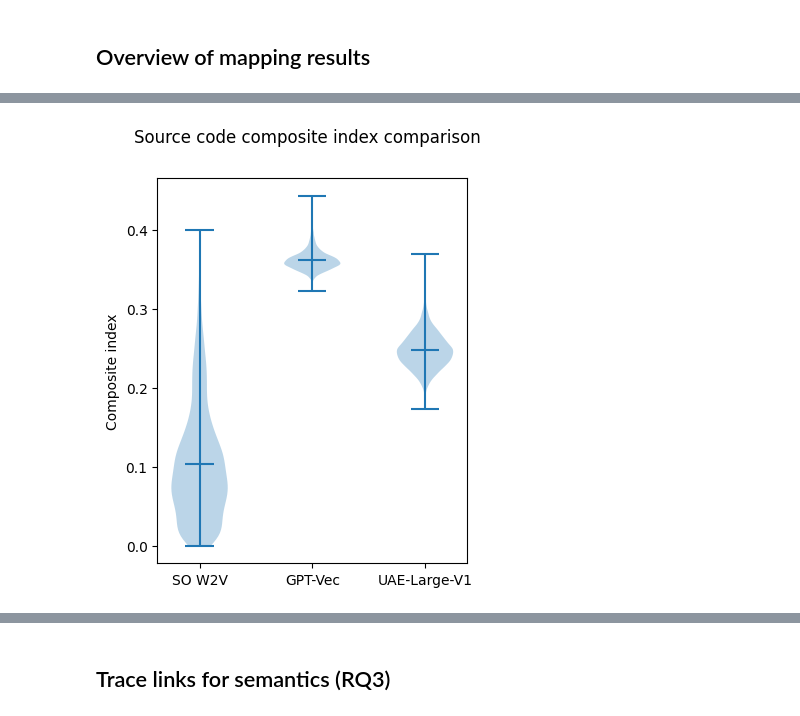
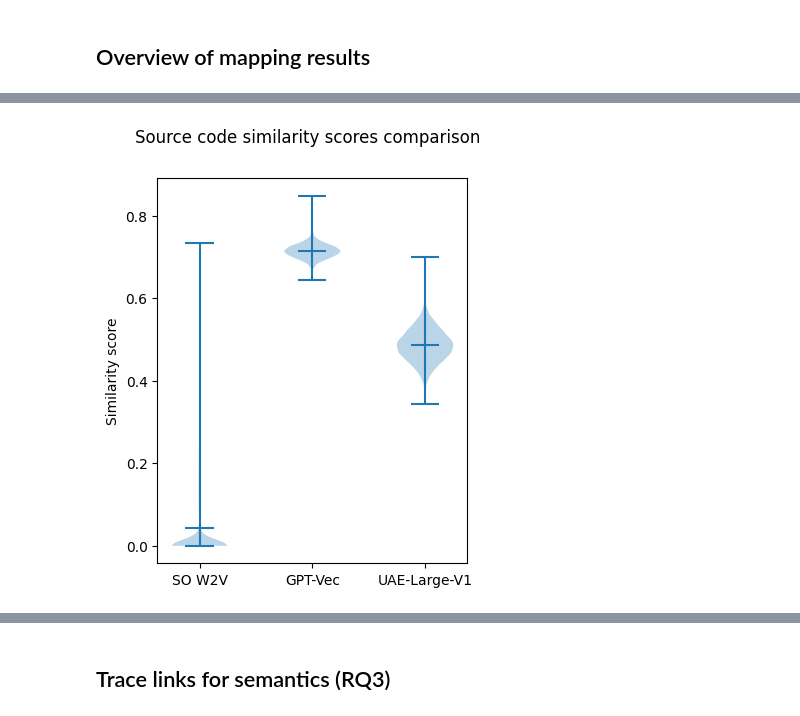
Before and after one commit to zakipauzi/concept-domain-coverage, a Jupyter notebook: 3_mapping.ipynb, the cells around one changed output, grey strips where cells are left out. Drawn from its saved outputs; the diff is of its cells as text; code cells hidden in the pictures.

```diff
--- a/3_mapping.ipynb
+++ b/3_mapping.ipynb
@@ -258,0 +186,9 @@ nested_btm_doc = [btm_sow2v_doc_flat, btm_gpt_doc_flat, btm_angle_doc_flat]
+# %%
+code_scores = [sow2v_agg_sim_code_df["sow2v_sim_score"].tolist(), gpt_agg_sim_code_df["gpt_sim_score"].tolist(), angle_agg_sim_code_df["angle_sim_score"].tolist()]
+code_scores = [[ast.literal_eval(x) for x in sublist] for sublist in code_scores]
+# remove negatives
+code_scores = [[[x for x in subsublist if x >=0] for subsublist in sublist] for sublist in code_scores]
+# flatten sublist in list
+code_scores[0] = [item for sublist in code_scores[0] for item in sublist]
+code_scores[1] = [item for sublist in code_scores[1] for item in sublist]
+code_scores[2] = [item for sublist in code_scores[2] for item in sublist]
@@ -259,19 +213,19 @@ nested_btm_doc = [btm_sow2v_doc_flat, btm_gpt_doc_flat, btm_angle_doc_flat]
 # %%
 import matplotlib.pyplot as plt
 
 fig, (ax1) = plt.subplots(1, 1)
-fig.suptitle("Source code composite index comparison")
+fig.suptitle("Source code similarity scores comparison")
 
-ax1.violinplot(nested_top_code, positions=range(len(nested_top_code)), showmeans=True)
+ax1.violinplot(code_scores, positions=range(len(code_scores)), showmeans=True)
 # ax1.xlabel("Embedding model")
-ax1.set_ylabel("Composite index")
+ax1.set_ylabel("Similarity score")
 ax1.set_xticks(ticks=[0,1,2], labels=["SO W2V", "GPT-Vec", "UAE-Large-V1"])
 
 fig.set_size_inches(4, 5)
 
 
 plt.show()
 # %% [output]
-[figure, old version]
+[figure, new version]
 # %%
 fig, (ax1) = plt.subplots(1, 1)
```
Also changed, not shown: parts of 34 cells of this notebook, 27 other files.
